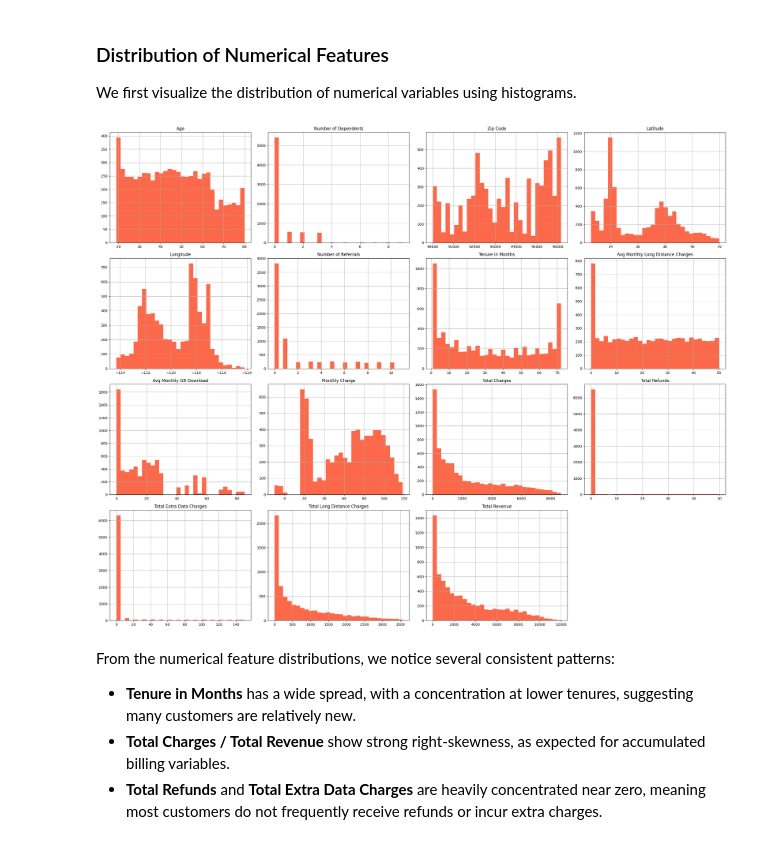
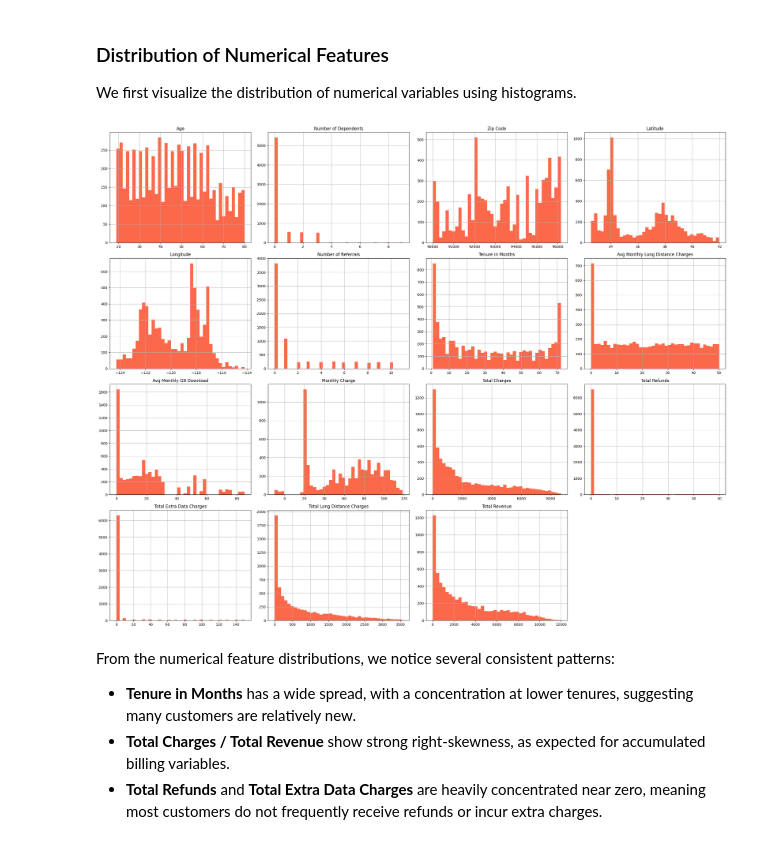
Before and after one commit to devilshadow04/churn-prediction, a Jupyter notebook: notebook.ipynb, the cells around one changed output. Cells and saved outputs as stored; diff of their text form; code cells hidden in the pictures.

```diff
--- a/notebook.ipynb
+++ b/notebook.ipynb
@@ -191,14 +211,14 @@ for col in internet_addons:
 We first visualize the distribution of numerical variables using histograms.
 # %%
 df.hist(
-    bins=30,
+    bins=40,
     figsize=(25, 20),
     color=sns.color_palette("Reds", 1)
 )
 plt.tight_layout()
 plt.show()
 # %% [output]
-[figure, old version]
+[figure, new version]
 # %% [markdown]
 From the numerical feature distributions, we notice several consistent patterns:
 
```
Also changed, not shown: parts of 26 cells of this notebook.
